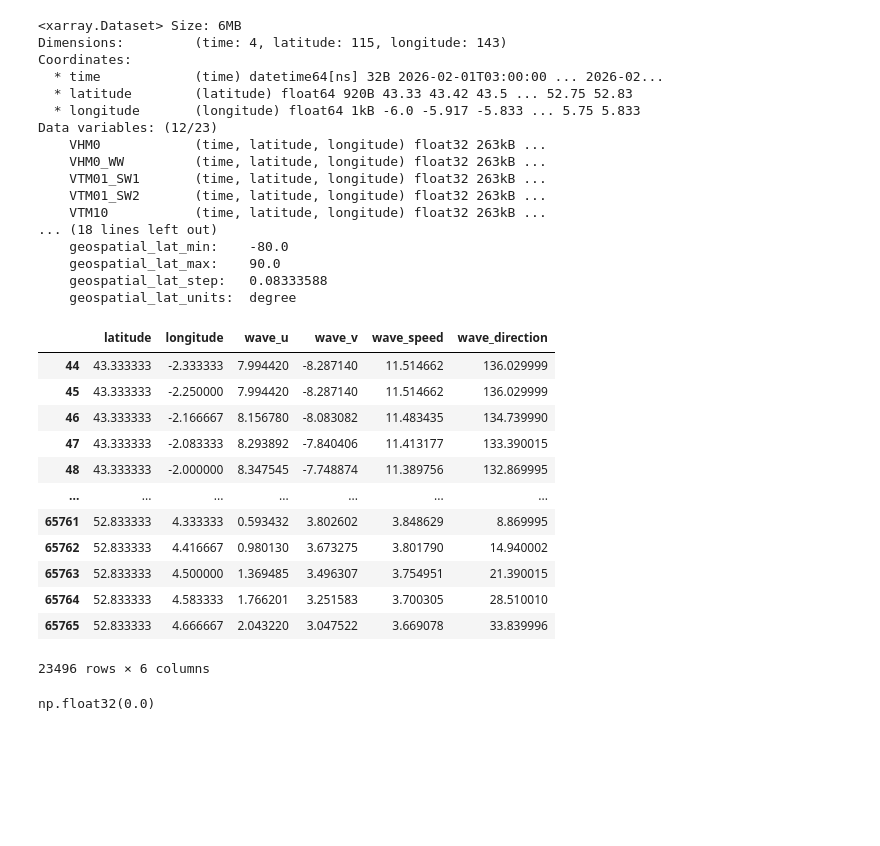
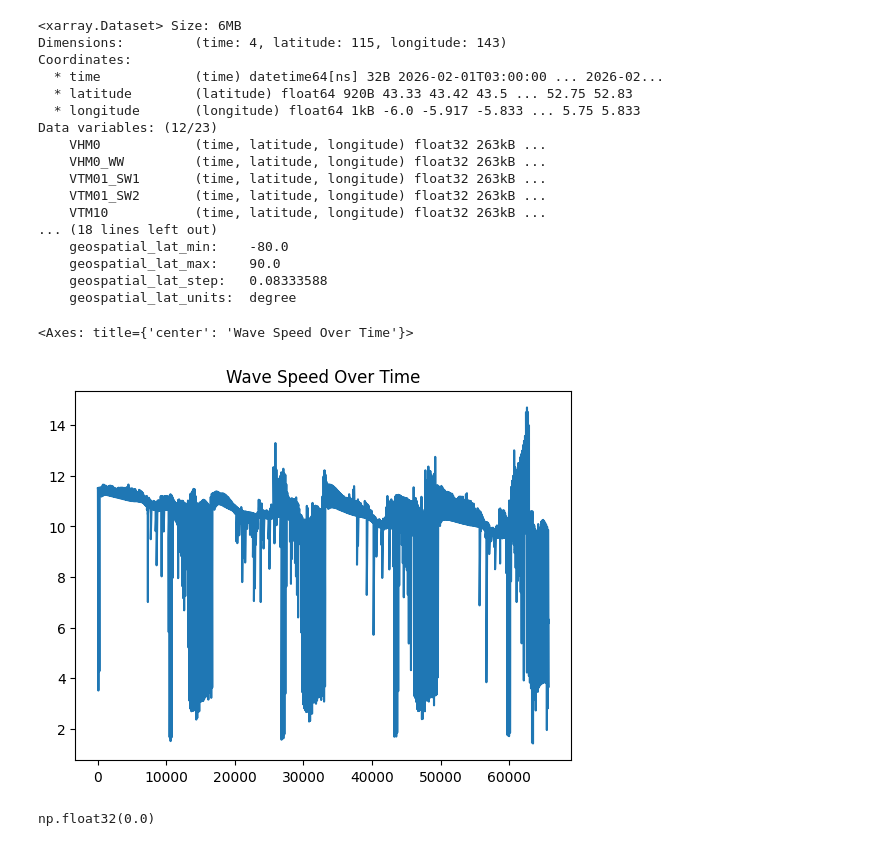
Before and after one commit to Chiragasourabh/ground-zero, a Jupyter notebook: extract_wave.ipynb, the cells around one changed output. Saved outputs shown, nothing was run; the diff lists cells and outputs as text; code cells hidden in the pictures; blank space fills up the shorter version.

```diff
--- a/extract_wave.ipynb
+++ b/extract_wave.ipynb
@@ -143,21 +143,10 @@ df = df.dropna()
 # # Export to CSV
 df.to_csv("wave_movement.csv", index=False)
 # %%
-df
+df["wave_speed"].plot(title="Wave Speed Over Time")
 # %% [output]
-|  | latitude | longitude | wave_u | wave_v | wave_speed | wave_direction |
-| 44 | 43.333333 | -2.333333 | 7.994420 | -8.287140 | 11.514662 | 136.029999 |
-| 45 | 43.333333 | -2.250000 | 7.994420 | -8.287140 | 11.514662 | 136.029999 |
-| 46 | 43.333333 | -2.166667 | 8.156780 | -8.083082 | 11.483435 | 134.739990 |
-| 47 | 43.333333 | -2.083333 | 8.293892 | -7.840406 | 11.413177 | 133.390015 |
-| 48 | 43.333333 | -2.000000 | 8.347545 | -7.748874 | 11.389756 | 132.869995 |
-| ... | ... | ... | ... | ... | ... | ... |
-| 65761 | 52.833333 | 4.333333 | 0.593432 | 3.802602 | 3.848629 | 8.869995 |
-| 65762 | 52.833333 | 4.416667 | 0.980130 | 3.673275 | 3.801790 | 14.940002 |
-| 65763 | 52.833333 | 4.500000 | 1.369485 | 3.496307 | 3.754951 | 21.390015 |
-| 65764 | 52.833333 | 4.583333 | 1.766201 | 3.251583 | 3.700305 | 28.510010 |
-| 65765 | 52.833333 | 4.666667 | 2.043220 | 3.047522 | 3.669078 | 33.839996 |
-23496 rows × 6 columns
+<Axes: title={'center': 'Wave Speed Over Time'}>
+[figure, added]
 # %%
 df["wave_direction"].min()
 # %% [output]
```
Also changed, not shown: parts of 2 cells of this notebook, 1 other file.
